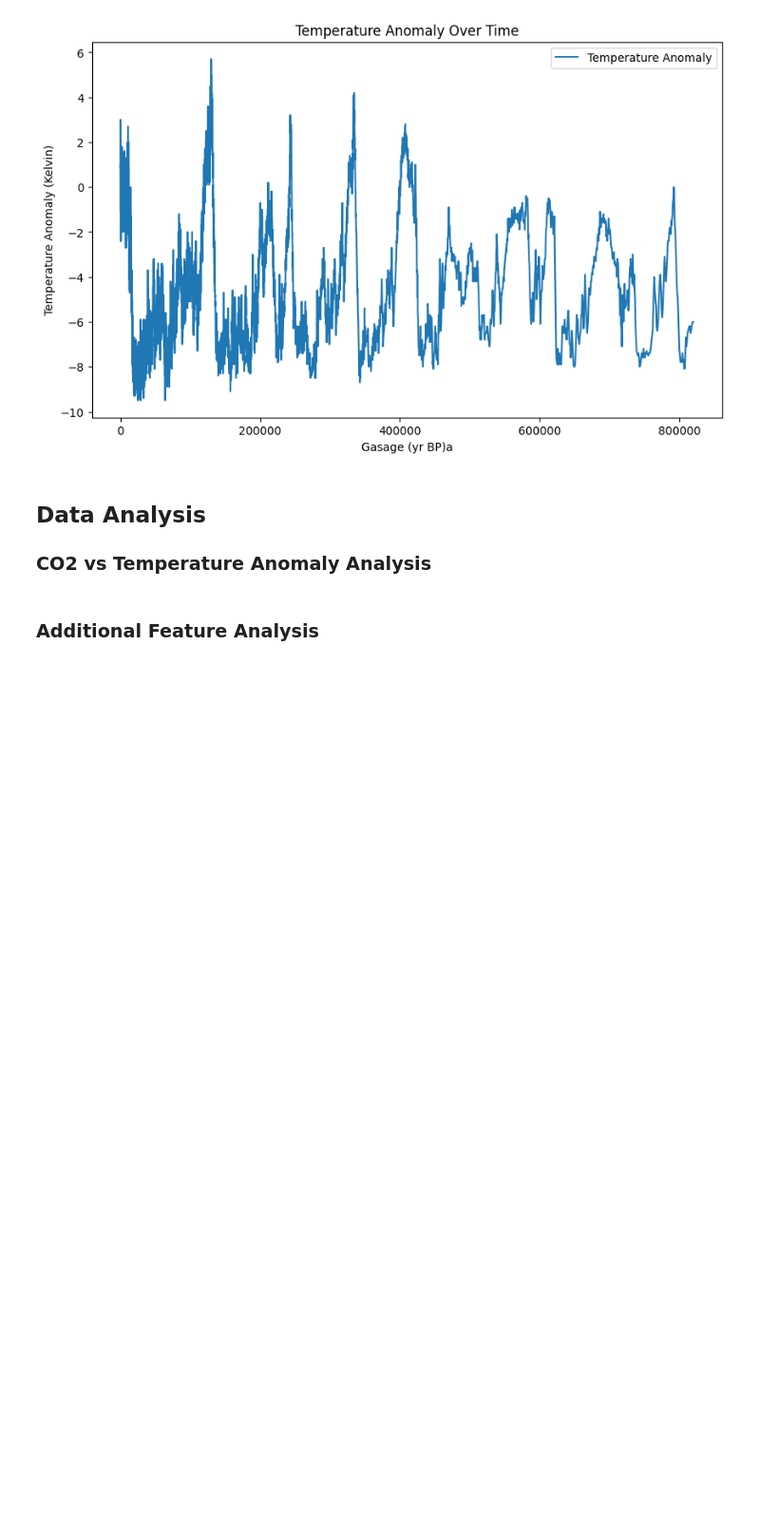
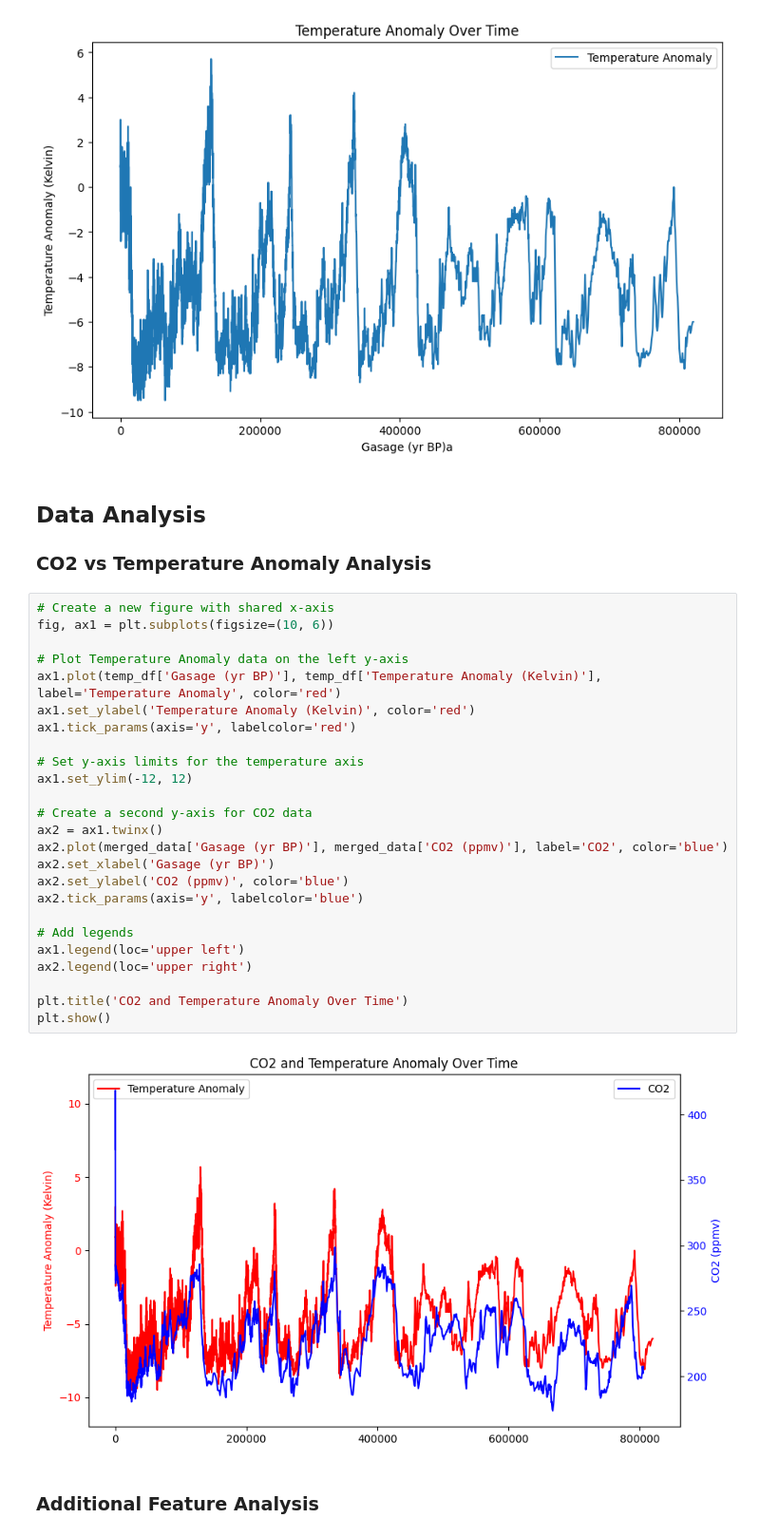
Before and after one commit to claretubs/paleo-present-climate-data, a Jupyter notebook: project.ipynb, the cells around one changed output. Shown: that part at 95% size. Drawn from its saved outputs; the diff is of its cells as text; blank space fills up the shorter version.

Commit message:
CO2 vs Temperature Anomaly Graph

```diff
--- a/project.ipynb
+++ b/project.ipynb
@@ -139,6 +139,33 @@ plt.show()
 # %% [markdown]
 ## Data Analysis
 ### CO2 vs Temperature Anomaly Analysis
+# %%
+# Create a new figure with shared x-axis
+fig, ax1 = plt.subplots(figsize=(10, 6))
+
+# Plot Temperature Anomaly data on the left y-axis
+ax1.plot(temp_df['Gasage (yr BP)'], temp_df['Temperature Anomaly (Kelvin)'], label='Temperature Anomaly', color='red')
+ax1.set_ylabel('Temperature Anomaly (Kelvin)', color='red')
+ax1.tick_params(axis='y', labelcolor='red')
+
+# Set y-axis limits for the temperature axis
+ax1.set_ylim(-12, 12)
+
+# Create a second y-axis for CO2 data
+ax2 = ax1.twinx()
+ax2.plot(merged_data['Gasage (yr BP)'], merged_data['CO2 (ppmv)'], label='CO2', color='blue')
+ax2.set_xlabel('Gasage (yr BP)')
+ax2.set_ylabel('CO2 (ppmv)', color='blue')
+ax2.tick_params(axis='y', labelcolor='blue')
+
+# Add legends
+ax1.legend(loc='upper left')
+ax2.legend(loc='upper right')
+
+plt.title('CO2 and Temperature Anomaly Over Time')
+plt.show()
+# %% [output]
+[figure, added]
 # %% [markdown]
 ### Additional Feature Analysis
 # %% [markdown]
```
